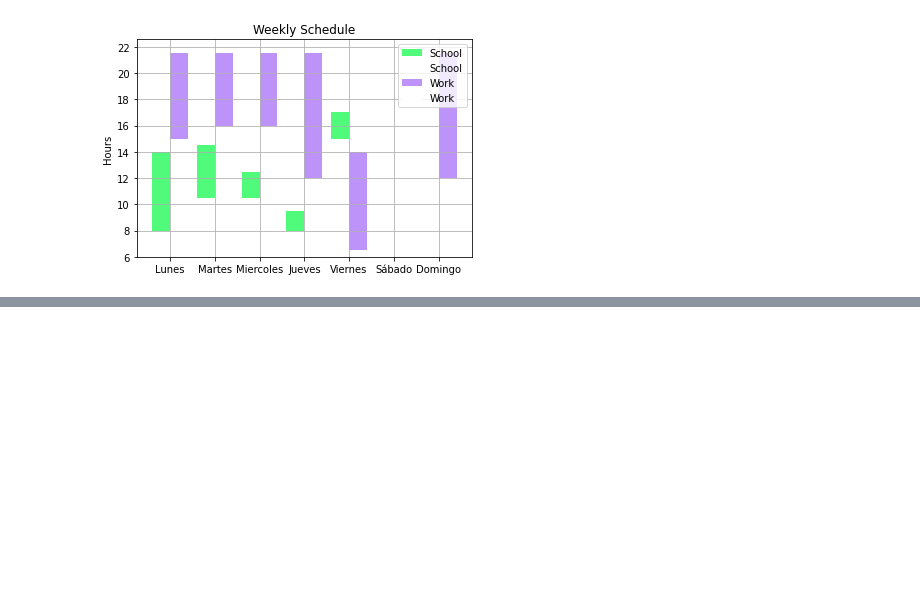
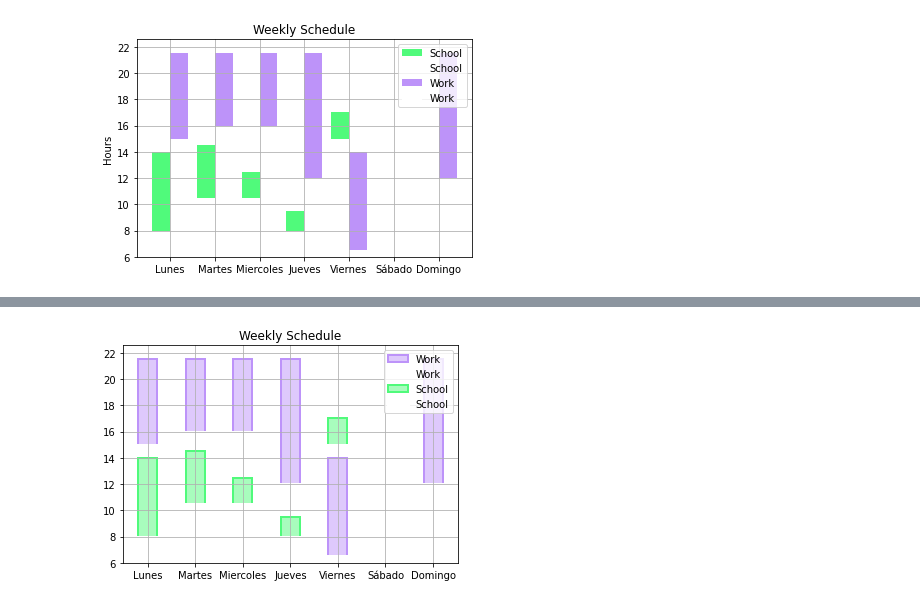
Before and after one commit to AugustGray/python-plots, a Jupyter notebook: Jupyter_Lab_Test.ipynb, the cells around one changed output, grey strips where cells are left out. Cells and saved outputs as stored; diff of their text form; code cells hidden in the pictures; blank space fills up the shorter version.

```diff
--- a/Jupyter_Lab_Test.ipynb
+++ b/Jupyter_Lab_Test.ipynb
@@ -117,0 +64,33 @@ plt.show()
+# %%
+import numpy as np
+import matplotlib.pyplot as plt
+
+X = ['Lunes','Martes','Miercoles','Jueves','Viernes','Sábado','Domingo']
+YSchoolIn = [8,10.5,10.5,8,15,0,0]
+YSchoolOut = [14,14.5,12.5,9.5,17,0,0]
+ZWorkIn = [15,16,16,12,6.5,0,12]
+ZWorkOut = [21.5,21.5,21.5,21.5,14,0,21.5]
+ZWorkMIn = [0, 0, 0, 0, 6.5, 0, 0]
+ZWorkMOut = [0, 0, 0, 0, 14, 0, 0]
+
+X_axis = np.arange(len(X))
+
+plt.bar(X_axis, ZWorkOut, 0.4, label = 'Work', color = "#BD93F97F", edgecolor = "#BD93F9", linewidth = '2')
+plt.bar(X_axis, ZWorkIn, 0.4, label = 'Work', color = "white", edgecolor = "white", linewidth = '3')
+plt.bar(X_axis, YSchoolOut, 0.4, label = 'School', color = "#50FA7B7F", edgecolor = "#50FA7B", linewidth = '2')
+plt.bar(X_axis, YSchoolIn, 0.4, label = 'School', color = "white", edgecolor = "white", linewidth = '3')
+plt.bar(X_axis, ZWorkMOut, 0.4, color = "#BD93F97F", edgecolor = "#BD93F9", linewidth = '2')
+plt.bar(X_axis, ZWorkMIn, 0.4, color = "white", edgecolor = "white", linewidth = '3')
+
+plt.xticks(X_axis, X)
+
+plt.ylim(6)
+
+# plt.xlabel("Days")
+# plt.ylabel("Hours")
+plt.title("Weekly Schedule")
+plt.legend()
+plt.grid()
+plt.show()
+# %% [output]
+[figure, added]
```
Also changed, not shown: parts of 2 cells of this notebook, 1 other file.
